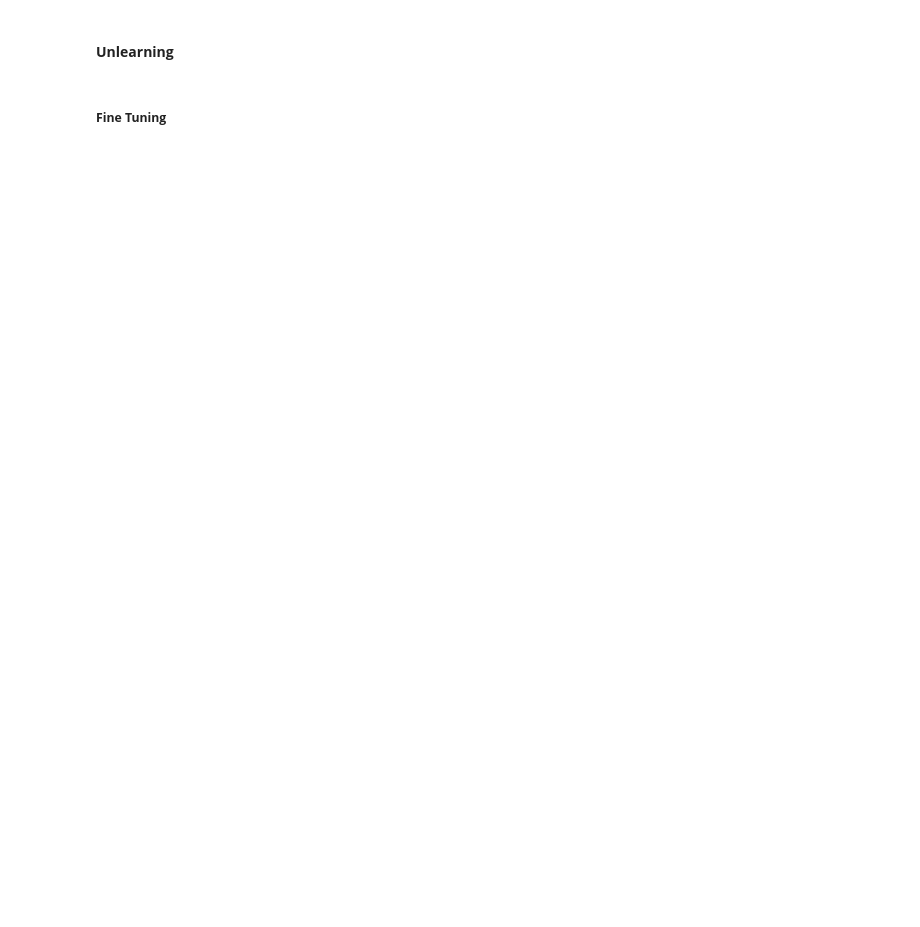
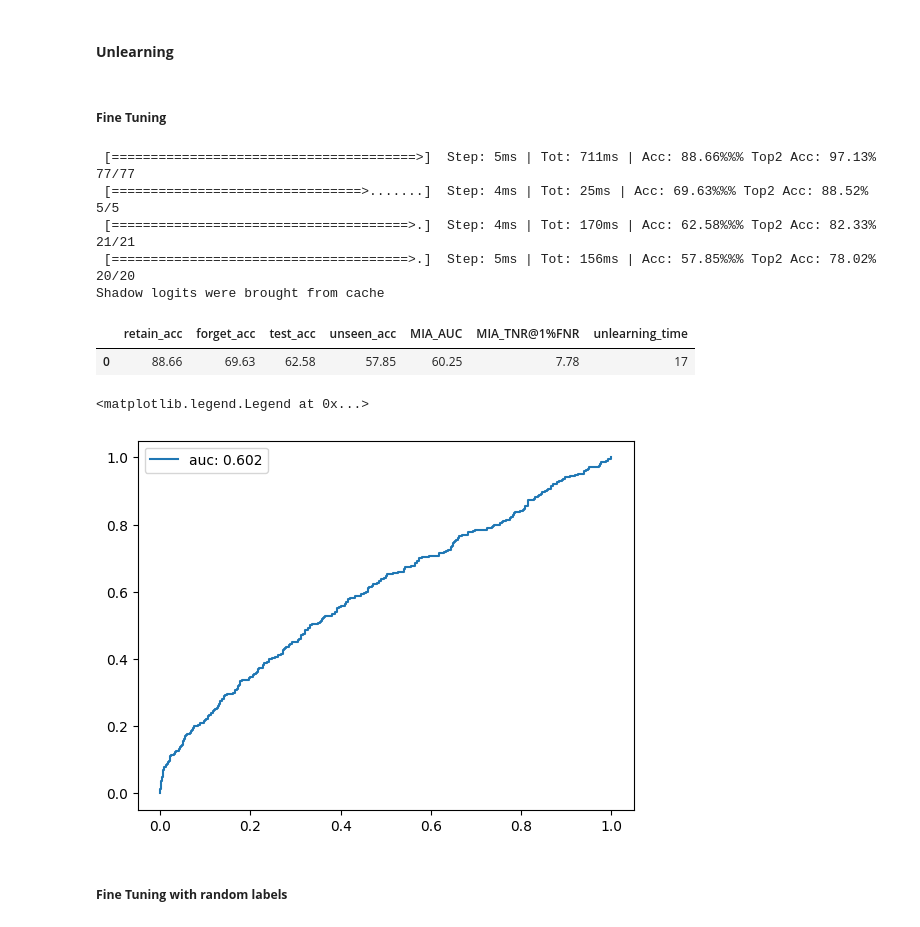
Before and after one commit to alexey-zhavoronkin/MachineUnlearningBenchMarks, a Jupyter notebook: 01_MUFAC/notebooks/03_unleaning.ipynb, the cells around one changed output. Cells and saved outputs as stored; diff of their text form; code cells hidden in the pictures; blank space fills up the shorter version.

```diff
--- a/01_MUFAC/notebooks/03_unleaning.ipynb
+++ b/01_MUFAC/notebooks/03_unleaning.ipynb
@@ -182,19 +204,3 @@ def lira(target_net, forget_manifest_filename, retain_manifest_filename, data_sp
         fnr, tnr, auc, low = lira_online(target_logits, shadow_logits, labels, in_datasets, fix_variance=fix_variance)
 
     return fnr, tnr, auc, low
-# %%
-def evaluate_unlearning(model):
-
-    train_manifest = pd.read_csv(PATH_TO_DATA/'train_manifest.csv')
-    train_dataset = CustomDataset(train_manifest, PATH_TO_DATA/'images', train_mode=False)
-    train_dataloader = DataLoader(train_dataset, batch_size=BATCH_SIZE, num_workers=NUM_WORKERS, shuffle=False)
-
-    test_manifest = pd.read_csv(PATH_TO_DATA/'test_manifest.csv')
-    test_dataset = CustomDataset(test_manifest, PATH_TO_DATA/'images', train_mode=False)
-    test_dataloader = DataLoader(test_dataset, batch_size=BATCH_SIZE, num_workers=NUM_WORKERS, shuffle=False)
-
-    train_acc = downstream_task_performance(model, train_dataloader)
-    test_acc = downstream_task_performance(model, test_dataloader)
-    mia = lira(model, 'forget_manifest.csv', 'retain_manifest.csv', 'data_split_dict.pickle')
-
-    return train_acc, test_acc, mia
@@ -244,0 +276,9 @@ mia: 0.23703703703703705
+# %%
+model = load_model(PATH_TO_MODELS/'retrained'/'state_dict.pth', NUM_CLASSES)
+model.to(DEVICE)
+
+df_metrics, fnr, tnr = evaluate_unlearning(model)
+display(df_metrics)
+
+plt.plot(fnr, tnr, label=f'auc: {metrics.auc(fnr, tnr):.3f}')
+plt.legend()
@@ -275,3 +325,29 @@ def fine_tune_unlearning(model, forget_manifest, retain_manifest, unseen_manifes
             optimizer.step()
 
     model.eval()
+# %%
+model = load_model(PATH_TO_MODELS/'origin'/'state_dict.pth', NUM_CLASSES)
+model.to(DEVICE)
+
+start = time.time()
+fine_tune_unlearning(model, forget_manifest, retain_manifest, unseen_manifest)
+unlearning_time = time.time() - start
+
+df_metrics, fnr, tnr = evaluate_unlearning(model)
+df_metrics['unlearning_time'] = round(unlearning_time)
+display(df_metrics)
+
+plt.plot(fnr, tnr, label=f'auc: {metrics.auc(fnr, tnr):.3f}')
+plt.legend()
+# %% [output]
+ [=======================================>]  Step: 5ms | Tot: 711ms | Acc: 88.66%%% Top2 Acc: 97.13% 77/77
+ [================================>.......]  Step: 4ms | Tot: 25ms | Acc: 69.63%%% Top2 Acc: 88.52% 5/5
+ [======================================>.]  Step: 4ms | Tot: 170ms | Acc: 62.58%%% Top2 Acc: 82.33% 21/21
+ [======================================>.]  Step: 5ms | Tot: 156ms | Acc: 57.85%%% Top2 Acc: 78.02% 20/20
+Shadow logits were brought from cache
+|  | retain_acc | forget_acc | test_acc | unseen_acc | MIA_AUC | MIA_TNR@1%FNR | unlearning_time |
+| 0 | 88.66 | 69.63 | 62.58 | 57.85 | 60.25 | 7.78 | 17 |
+<matplotlib.legend.Legend at 0x...>
+[figure, added]
+# %% [markdown]
+##### <b>Fine Tuning with random labels</b>
```
Also changed, not shown: parts of 43 cells of this notebook, 1 other file.
